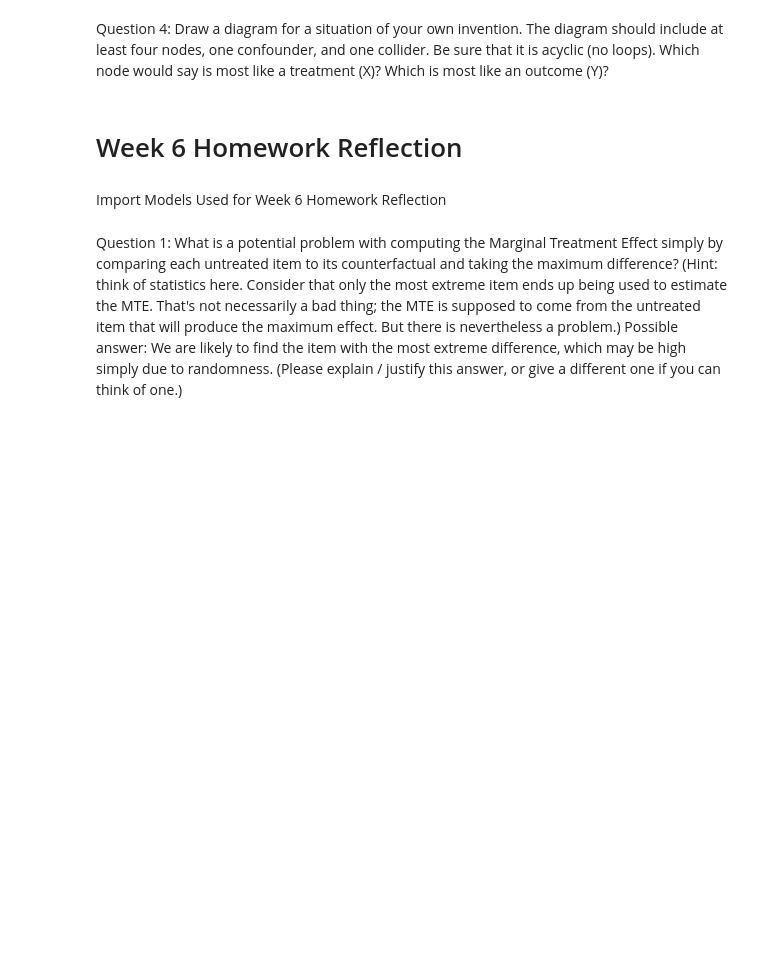
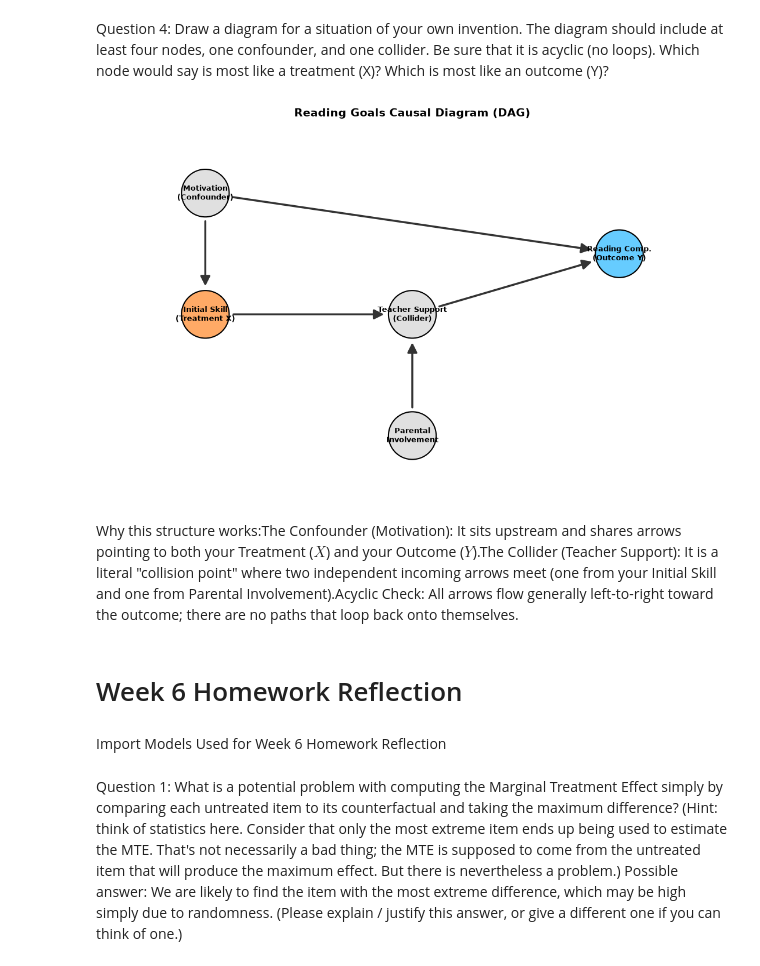
Before and after one commit to tware5-star/DX702-mod-6, a Jupyter notebook: Homework Reflection: Weeks 5-8.ipynb, the cells around one changed output. Saved outputs shown, nothing was run; the diff lists cells and outputs as text; code cells hidden in the pictures; blank space fills up the shorter version.

```diff
--- a/Homework Reflection: Weeks 5-8.ipynb
+++ b/Homework Reflection: Weeks 5-8.ipynb
@@ -23,6 +309,80 @@ Identify a backdoor path with one or more confounders for the relationship betwe
 # %% [markdown]
 Question 4:
 Draw a diagram for a situation of your own invention.  The diagram should include at least four nodes, one confounder, and one collider.  Be sure that it is acyclic (no loops).  Which node would say is most like a treatment (X)?  Which is most like an outcome (Y)?
+# %%
+# 1. Initialize a Directed Graph (DAG)
+G = nx.DiGraph()
+
+# 2. Add our nodes with explicit semantic roles
+nodes = {
+    "Motivation": "Motivation\n(Confounder)",
+    "Initial_Skill": "Initial Skill\n(Treatment X)",
+    "Parent_Involvement": "Parental\nInvolvement",
+    "Teacher_Support": "Teacher Support\n(Collider)",
+    "Comprehension": "Reading Comp.\n(Outcome Y)"
+}
+G.add_nodes_from(nodes.keys())
+
+# 3. Add edges (ensuring it stays acyclic)
+edges = [
+    ("Motivation", "Initial_Skill"),
+    ("Motivation", "Comprehension"),
+    ("Initial_Skill", "Teacher_Support"),
+    ("Parent_Involvement", "Teacher_Support"),
+    ("Teacher_Support", "Comprehension")
+]
+G.add_edges_from(edges)
+
+# 4. Manual coordinates for a clean, non-overlapping layout
+pos = {
+    "Motivation": (1, 3),
+    "Initial_Skill": (1, 1),
+    "Parent_Involvement": (3, -1),
+    "Teacher_Support": (3, 1),
+    "Comprehension": (5, 2)
+}
+
+# 5. Plotting configuration
+plt.figure(figsize=(11, 7))
+
+# Set node colors based on their roles
+node_colors = []
+for node in G.nodes():
+    if node == "Initial_Skill":
+        node_colors.append("#ffaa66")  # Treatment highlight (Orange)
+    elif node == "Comprehension":
+        node_colors.append("#66ccff")  # Outcome highlight (Blue)
+    else:
+        node_colors.append("#e0e0e0")  # Neutral grey
+
+# Draw the nodes and labels
+nx.draw_networkx_nodes(G, pos, node_size=3500, node_color=node_colors, edgecolors="black", linewidths=1.5)
+nx.draw_networkx_labels(G, pos, labels=nodes, font_size=9, font_weight="bold", font_family="sans-serif")
+
+# Draw directed arrows with fixed margins so the heads don't hide under the nodes
+nx.draw_networkx_edges(
+    G, pos,
+    edgelist=edges,
+    arrowstyle="-|>",
+    arrowsize=25,       # Made slightly larger for better visibility
+    edge_color="#333333",
+    width=2.5,
+    min_source_margin=35, # Pulls the start of the arrow back from the node center
+    min_target_margin=35  # Pulls the arrowhead back so it's fully visible outside the circle
+)
+
+plt.title("Reading Goals Causal Diagram (DAG)", fontsize=14, fontweight="bold", pad=20)
+
+# Give the plot slightly wider margins so text/nodes on the edges aren't cut off
+plt.xlim(0, 6)
+plt.ylim(-2, 4)
+plt.axis("off")
+plt.tight_layout()
+plt.show()
+# %% [output]
+[figure, added]
+# %% [markdown]
+Why this structure works:The Confounder (Motivation): It sits upstream and shares arrows pointing to both your Treatment ($X$) and your Outcome ($Y$).The Collider (Teacher Support): It is a literal "collision point" where two independent incoming arrows meet (one from your Initial Skill and one from Parental Involvement).Acyclic Check: All arrows flow generally left-to-right toward the outcome; there are no paths that loop back onto themselves.
 # %% [markdown]
 # Week 6 Homework Reflection
 # %% [markdown]
```
Also changed, not shown: parts of 16 cells of this notebook.
